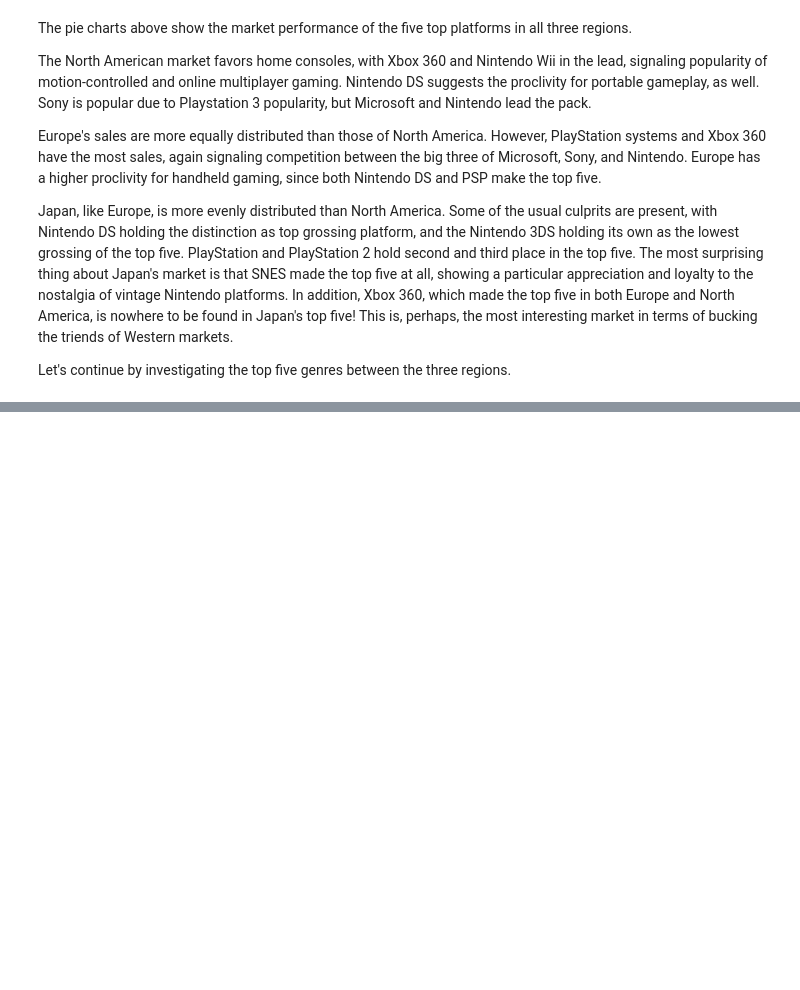
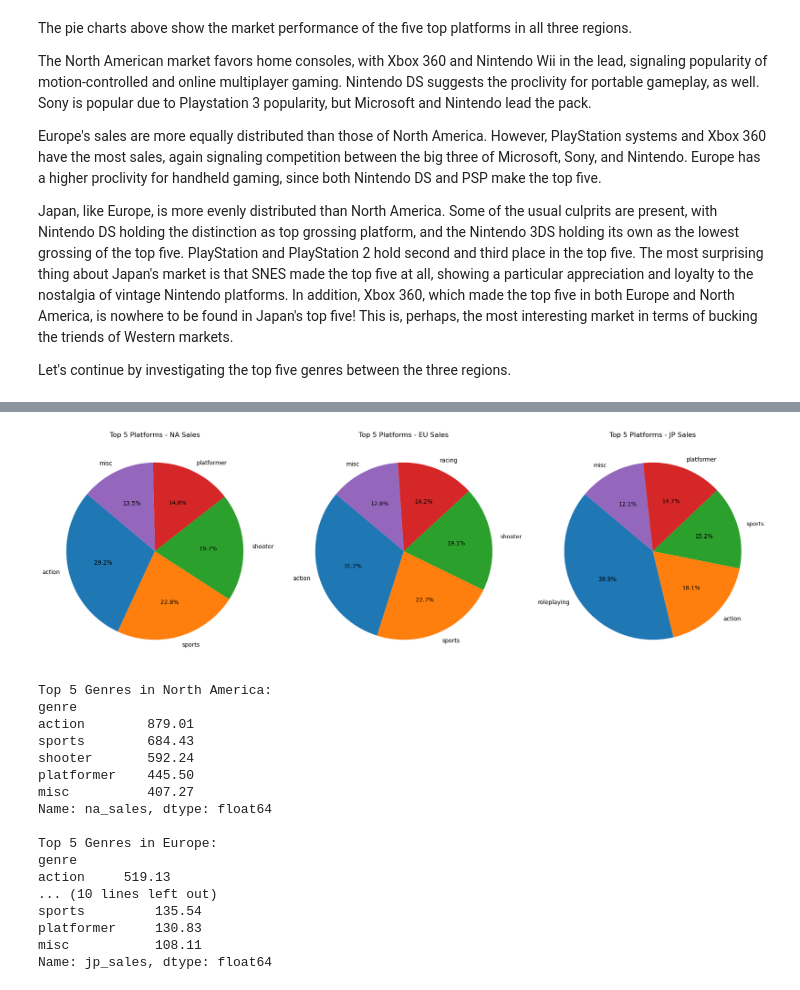
Before and after one commit to DHE42/ice-sales-analysis, a Jupyter notebook: analysis_notebook.ipynb, the cells around one changed output, grey strips where cells are left out. Cells and saved outputs as stored; diff of their text form; code cells hidden in the pictures; blank space fills up the shorter version.

Commit message:
Added pie charts and commentary for global sales by genre.

```diff
--- a/analysis_notebook.ipynb
+++ b/analysis_notebook.ipynb
@@ -1379,0 +1121,52 @@ plt.show()
+# %%
+# Get top 5 platforms in each region
+top_na_genres = games_df.groupby('genre')['na_sales'].sum().nlargest(5)
+top_eu_genres = games_df.groupby('genre')['eu_sales'].sum().nlargest(5)
+top_jp_genres = games_df.groupby('genre')['jp_sales'].sum().nlargest(5)
+
+# Plotting
+fig, axs = plt.subplots(1, 3, figsize=(18, 6))
+
+# NA Pie Chart
+axs[0].pie(top_na_genres.values, labels=top_na_genres.index, autopct='%1.1f%%', startangle=140)
+axs[0].set_title('Top 5 Platforms - NA Sales')
+
+# EU Pie Chart
+axs[1].pie(top_eu_genres.values, labels=top_eu_genres.index, autopct='%1.1f%%', startangle=140)
+axs[1].set_title('Top 5 Platforms - EU Sales')
+
+# JP Pie Chart
+axs[2].pie(top_jp_genres.values, labels=top_jp_genres.index, autopct='%1.1f%%', startangle=140)
+axs[2].set_title('Top 5 Platforms - JP Sales')
+
+plt.tight_layout()
+plt.show()
+
+# Print the top 5 platforms in each region
+print("Top 5 Genres in North America:")
+print(top_na_genres)
+print()
+print("Top 5 Genres in Europe:")
+print(top_eu_genres)
+print()
+print("Top 5 Gemres in Japan:")
+print(top_jp_genres)
+# %% [output]
+[figure, added]
+Top 5 Genres in North America:
+genre
+action        879.01
+sports        684.43
+shooter       592.24
+platformer    445.50
+misc          407.27
+Name: na_sales, dtype: float64
+
+Top 5 Genres in Europe:
+genre
+action     519.13
+... (10 lines left out)
+sports         135.54
+platformer     130.83
+misc           108.11
+Name: jp_sales, dtype: float64
```
Also changed, not shown: parts of 12 cells of this notebook.
